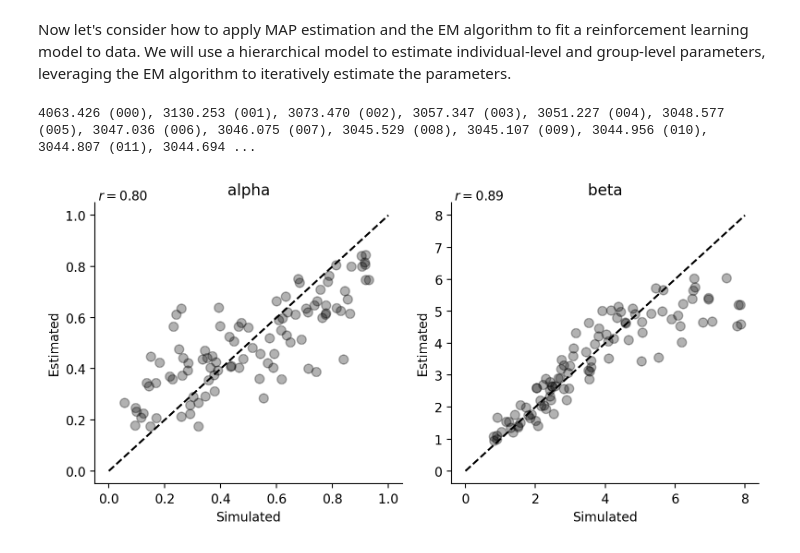
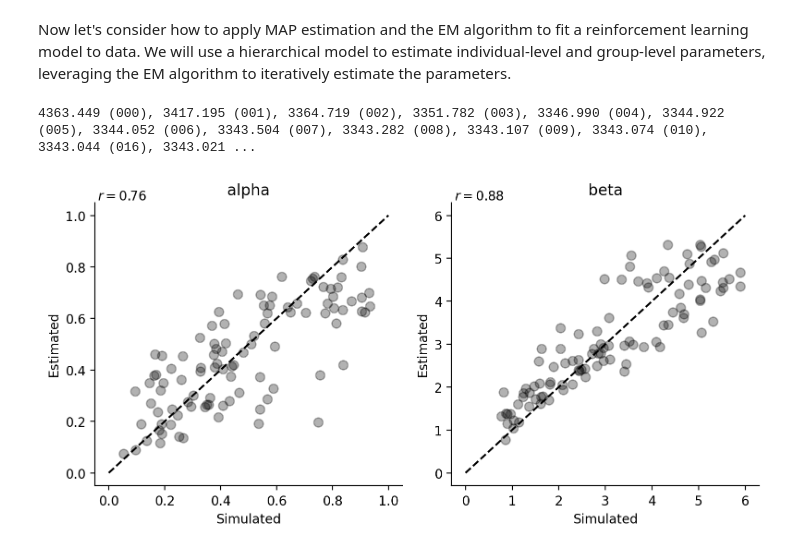
Before and after one commit to Center-for-Computational-Psychiatry/course_nycpw, a Jupyter notebook: tutorials/tutorial03_modelfitting.ipynb, the cells around one changed output. Cells and saved outputs as stored; diff of their text form; code cells hidden in the pictures.

```diff
--- a/tutorials/tutorial03_modelfitting.ipynb
+++ b/tutorials/tutorial03_modelfitting.ipynb
@@ -406,19 +411,15 @@ class QLearning(object):
     beta : float, range (0.0001, inf)
         Inverse temperature.
 
-    gamma : float, range (0, 1)
-        Discount factor.
-
     """
 
-    def __init__(self, env, alpha, beta, gamma, q_init=False):
+    def __init__(self, env, alpha, beta, q_init=False):
         # initialize action space
         self.action_space = np.arange(env.k)+1
         self.n_actions = env.k
 
         self.alpha = alpha
         self.beta  = beta
-        self.gamma = gamma
 
             # initialize Q-values
         if q_init: # check if initial q-values were provided
@@ -443,7 +444,8 @@ class QLearning(object):
         return action
 
     def update(self, current_state, action, reward, new_state, verbose=False):
-        self.q[current_state-1, action-1] = self.q[current_state-1, action-1] + self.alpha*(reward + (self.gamma * max(self.q[new_state-1, :])) - self.q[current_state-1, action-1])
+        delta = (reward - self.q[current_state-1, action-1])
+        self.q[current_state-1, action-1] = self.q[current_state-1, action-1] + self.alpha*delta
 
         if verbose == True:
             print(self.q.flatten())
@@ -472,8 +474,6 @@ def run_simulation(n_timesteps, params, verbose=False):
             Learning rate.
         beta : float, range (0.001, 20)
             Inverse temperature (smaller values lead to more exploration).
-        gamma : float, range (0, 1)
-            Discount factor.
         q_initi: float
             Initial value of Q-values.
         verbose: flag for printing some output
@@ -492,7 +492,7 @@ def run_simulation(n_timesteps, params, verbose=False):
     env = Bandit(n_timesteps, params['n_arms'], params['best_action'], params['p_best'], params['p_other'])
 
     # initialize agent
-    agent = QLearning(env, params['alpha'], params['beta'], params['gamma'], params['q_init'])
+    agent = QLearning(env, params['alpha'], params['beta'], params['q_init'])
 
     # initialize output lists
     A = [] # action taken at each timestep
@@ -614,9 +614,8 @@ def negll_rl(params, actions, rewards):
     nll : float
         Negative log-likelihood of the model.
     """
-    # extract parameters (set gamma to 0)
+    # extract parameters
     alpha, beta = params
-    gamma = 0
 
     # recode actions: 1 --> 0, 2 --> 1
     actions = np.array(actions) - 1
@@ -636,7 +635,7 @@ def negll_rl(params, actions, rewards):
         nll -= np.log(probs[actions[t]])
 
         # update Q-values
-        delta = rewards[t] + gamma * max(q) - q[actions[t]]
+        delta = rewards[t] - q[actions[t]]
         q[actions[t]] += alpha * delta
 
     return nll
@@ -707,7 +706,7 @@ rl_param_names = ['alpha', 'beta']
 
 nsubjects = 100
 alphamin, alphamax = .05, .95
-betamin, betamax   = .75,  8
+betamin, betamax   = .75,  6
 
 rl_params = np.ones((nsubjects, 2))
 for simS in range(nsubjects):
@@ -1095,7 +1094,7 @@ def map_rl(params, actions, rewards, prior=None, output='npl'):
 # %%
 fit_output_rl = EMfit(rl_data, map_rl, rl_param_names, mstep_maxit=300)
 # %% [output]
-4063.426 (000), 3130.253 (001), 3073.470 (002), 3057.347 (003), 3051.227 (004), 3048.577 (005), 3047.036 (006), 3046.075 (007), 3045.529 (008), 3045.107 (009), 3044.956 (010), 3044.807 (011), 3044.694 ...
+4363.449 (000), 3417.195 (001), 3364.719 (002), 3351.782 (003), 3346.990 (004), 3344.922 (005), 3344.052 (006), 3343.504 (007), 3343.282 (008), 3343.107 (009), 3343.074 (010), 3343.044 (016), 3343.021 ...
 # %%
 # Convert est parameters from Gaussian space back to parameter space
 est_rl_params_map = fit_output_rl['m'].T.copy()
@@ -1108,27 +1107,27 @@ for subj_idx in range(fit_output_rl['m'].shape[1]):
 # %%
 # plot the estimated parameters (y) versus simulated (x)
 fig, ax = plt.subplots(1, 2, figsize=(8, 4))
 for i in range(2):
     ax[i].scatter(rl_params[:,i], est_rl_params_map[:,i], color='black', alpha=0.3, s=50)
     ax[i].set_xlabel('Simulated')
     ax[i].set_ylabel('Estimated')
     ax[i].set_title(rl_param_names[i])
     sns.despine()
 
     # plot y=x line dashed
     if i == 0:
         ax[i].plot([0, 1], [0, 1], 'k--')
     else:
-        ax[i].plot([0, 8], [0, 8], 'k--')
+        ax[i].plot([0, 6], [0, 6], 'k--')
 
     # annotate with Pearson r and p-value
     r, p = scipy.stats.pearsonr(rl_params[:,i], est_rl_params_map[:,i])
     ax[i].annotate(fr'$r={r:.2f}$', xy=(0.01, 1.01), xycoords='axes fraction')
 
 plt.tight_layout()
 plt.show()
 # %% [output]
-[figure, old version]
+[figure, new version]
 # %% [markdown]
 <hr width=50%>
 
```
Also changed, not shown: parts of 6 cells of this notebook.
